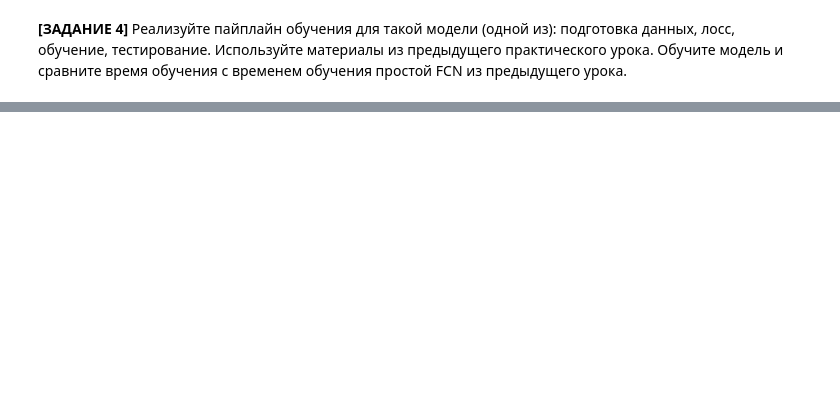
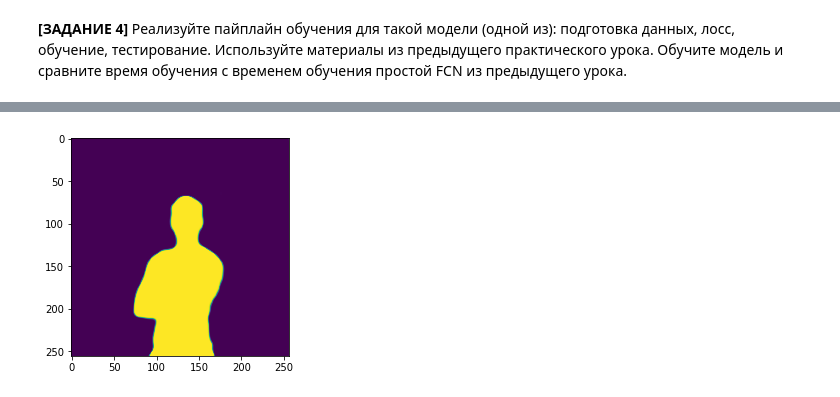
Before and after one commit to vsolodkyi/NeuralNetworks_SkillBox, a Jupyter notebook: module_7/Реализация_модернизированной_FCN_сети.ipynb, the cells around one changed output, grey strips where cells are left out. Drawn from its saved outputs; the diff is of its cells as text; code cells hidden in the pictures; blank space fills up the shorter version.

```diff
--- a/module_7/Реализация_модернизированной_FCN_сети.ipynb
+++ b/module_7/Реализация_модернизированной_FCN_сети.ipynb
@@ -80,0 +174,8 @@ model = Model()
+# %%
+train_x = np.stack((img, img[:,::-1,:]))
+train_y = np.stack((gt, gt[:,::-1,:]))
+
+plt.imshow(train_x[0]), plt.show()
+plt.imshow(train_y[0][...,0]), plt.show()
+plt.imshow(train_x[1]), plt.show()
+plt.imshow(train_y[1][...,0]), plt.show()
@@ -80,0 +188,5 @@ model = Model()
+# %%
+# Ваш код здесь
+%%time
+model_supernew.compile(loss='binary_crossentropy', metrics=['accuracy'], optimizer='adam')
+hist = model_supernew.fit(train_x,train_y, epochs=100, batch_size=1)
@@ -80,0 +211,5 @@ model = Model()
+# %%
+out = model_supernew.predict(img[None, ...])[0, ...]
+_=plt.imshow(out[...,0])
+# %% [output]
+[figure, added]
```
Also changed, not shown: parts of 10 cells of this notebook.
